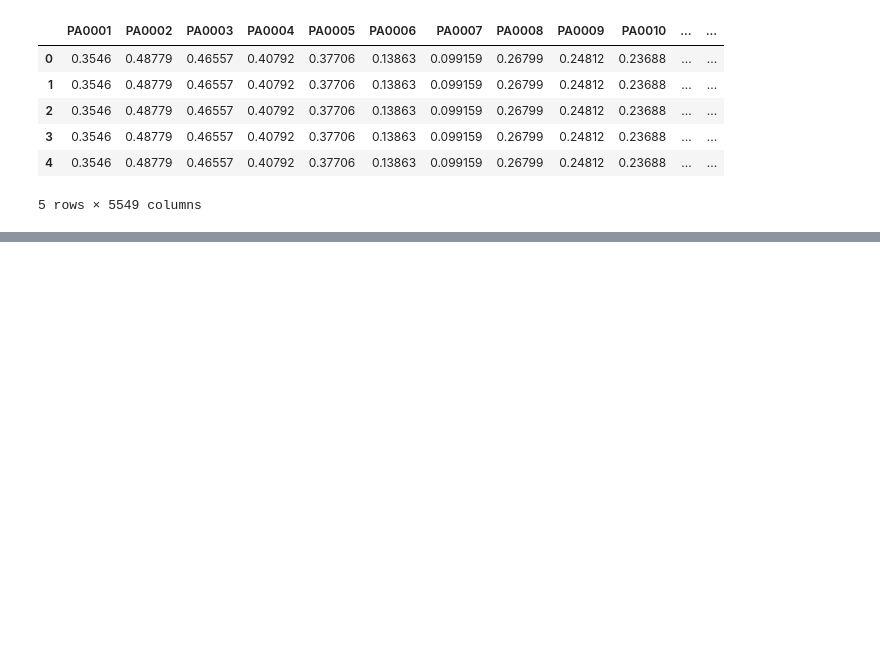
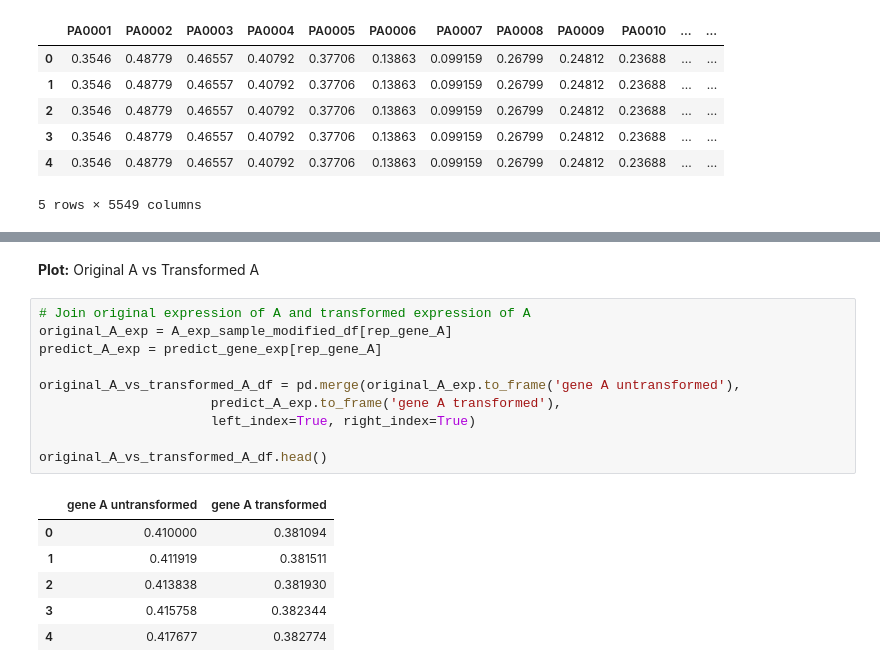
Before and after one commit to greenelab/Pseudomonas_latent_spaces, a Jupyter notebook: scripts/explore_relationship_AandB_pt2.ipynb, the cells around one changed output, grey strips where cells are left out. Cells and saved outputs as stored; diff of their text form; blank space fills up the shorter version.

```diff
--- a/scripts/explore_relationship_AandB_pt2.ipynb
+++ b/scripts/explore_relationship_AandB_pt2.ipynb
@@ -668 +635,20 @@ geneSetB_mean.head()
 dtype: float64
+# %% [markdown]
+**Plot:** Original A vs Transformed A
+# %%
+# Join original expression of A and transformed expression of A
+original_A_exp = A_exp_sample_modified_df[rep_gene_A]
+predict_A_exp = predict_gene_exp[rep_gene_A]
+
+original_A_vs_transformed_A_df = pd.merge(original_A_exp.to_frame('gene A untransformed'),
+                      predict_A_exp.to_frame('gene A transformed'),
+                      left_index=True, right_index=True)
+
+original_A_vs_transformed_A_df.head()
+# %% [output]
+|  | gene A untransformed | gene A transformed |
+| 0 | 0.410000 | 0.381094 |
+| 1 | 0.411919 | 0.381511 |
+| 2 | 0.413838 | 0.381930 |
+| 3 | 0.415758 | 0.382344 |
+| 4 | 0.417677 | 0.382774 |
```
Also changed, not shown: parts of 11 cells of this notebook, 3 other files.
